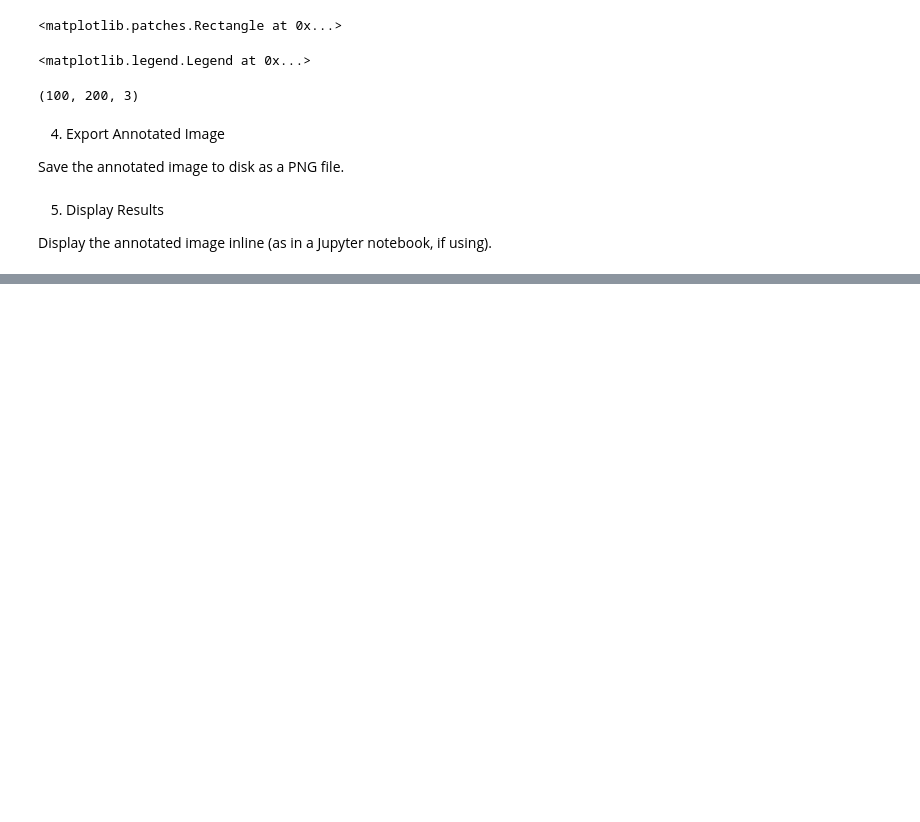
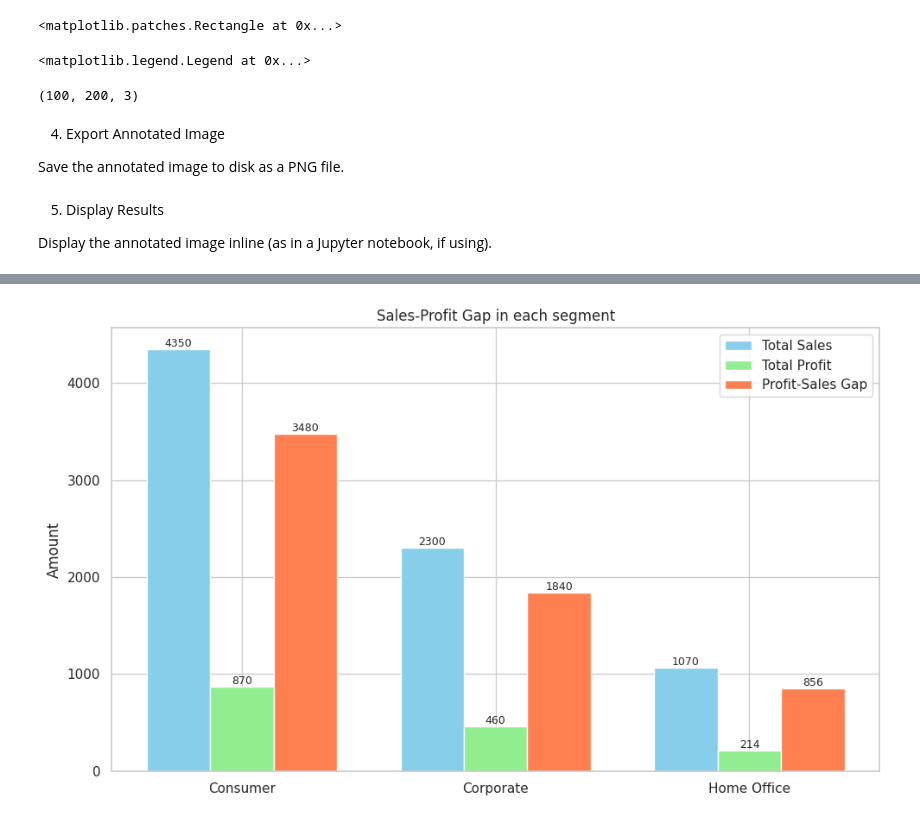
Before and after one commit to ChuoiUhuhu0727/Directed-Reading, a Jupyter notebook: Chapter4_Practice.ipynb, the cells around one changed output, grey strips where cells are left out. Cells and saved outputs as stored; diff of their text form; code cells hidden in the pictures; blank space fills up the shorter version.

```diff
--- a/Chapter4_Practice.ipynb
+++ b/Chapter4_Practice.ipynb
@@ -170,0 +280,20 @@ Display the annotated image inline (as in a Jupyter notebook, if using).
+# %%
+data = """
+order_id,date,customer_id,region,product_category,product_id,units_sold,unit_price,sales,ad_spend,profit,customer_segment,discount,returned
+1001,2025-08-01,C001,North,Electronics,P01,2,450,900,50,180,Consumer,0,0
+1002,2025-08-01,C002,West,Furniture,P02,1,700,700,20,140,Corporate,10,0
+1003,2025-08-02,C003,South,Office Supplies,P03,10,30,300,10,60,Home Office,5,1
+1004,2025-08-02,C001,North,Electronics,P04,1,1200,1200,100,240,Consumer,0,0
+1005,2025-08-03,C004,East,Furniture,P05,3,350,1050,40,210,Consumer,15,0
+1006,2025-08-03,C005,West,Office Supplies,P06,5,40,200,15,40,Corporate,0,0
+1007,2025-08-04,C006,South,Electronics,P01,1,450,450,60,90,Home Office,0,0
+1008,2025-08-04,C007,East,Electronics,P03,2,600,1200,80,240,Consumer,5,1
+1009,2025-08-05,C008,North,Furniture,P02,2,700,1400,30,280,Corporate,20,0
+1010,2025-08-05,C009,West,Office Supplies,P06,8,40,320,12,64,Home Office,0,0
+"""
+
+from io import StringIO
+import pandas as pd
+
+df = pd.read_csv(StringIO(data))
+df.head()
@@ -170,0 +316,43 @@ Display the annotated image inline (as in a Jupyter notebook, if using).
+# %%
+import matplotlib.pyplot as plt
+import seaborn as sns
+import numpy as np
+
+# set style for plots
+sns.set(style='whitegrid')
+
+def plot_sales_profit_gap(df):
+  """
+  Visualize the gap between profits and sales
+  in each segment
+  """
+    # calculate sales by customer segment
+  sales_seg = df.groupby('customer_segment')['sales'].sum()
+  prof_seg = df.groupby('customer_segment')['profit'].sum()
+  gap_seg = sales_seg - prof_seg
+
+    # Bar width and x locations
+  w, x = 0.25, np.arange(len(sales_seg.index))
+
+  fig, ax = plt.subplots(figsize=(10,6))
+  sales_bar = ax.bar(x-w, sales_seg, width=w, label='Total Sales', color='skyblue')
+  profit_bar = ax.bar(x, prof_seg, width=w, label='Total Profit', color='lightgreen')
+  gap_bar = ax.bar(x+w, gap_seg, width=w, label='Profit-Sales Gap', color='coral')
+
+  for bars in [sales_bar, profit_bar, gap_bar]:
+    for bar in bars:
+      height = bar.get_height()
+      ax.annotate(f'{int(height)}',
+                    (bar.get_x() + bar.get_width()/2, height),
+                    ha='center', va='bottom', fontsize=9)
+
+  ax.set_xticks(x)
+  ax.set_xticklabels(sales_seg.index)
+  ax.set_ylabel('Amount')
+  ax.set_title('Sales-Profit Gap in each segment')
+  ax.legend()
+  plt.tight_layout()
+
+plot_sales_profit_gap(df)
+# %% [output]
+[figure, added]
```
Also changed, not shown: parts of 18 cells of this notebook, 1 other file.
